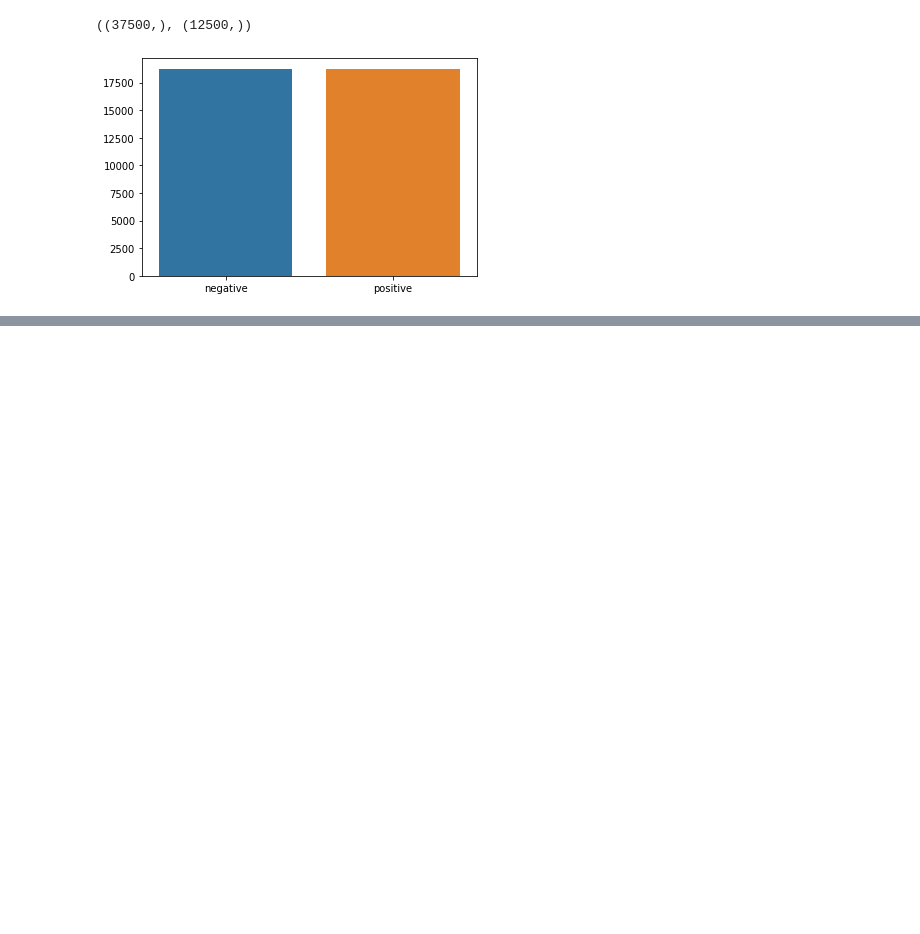
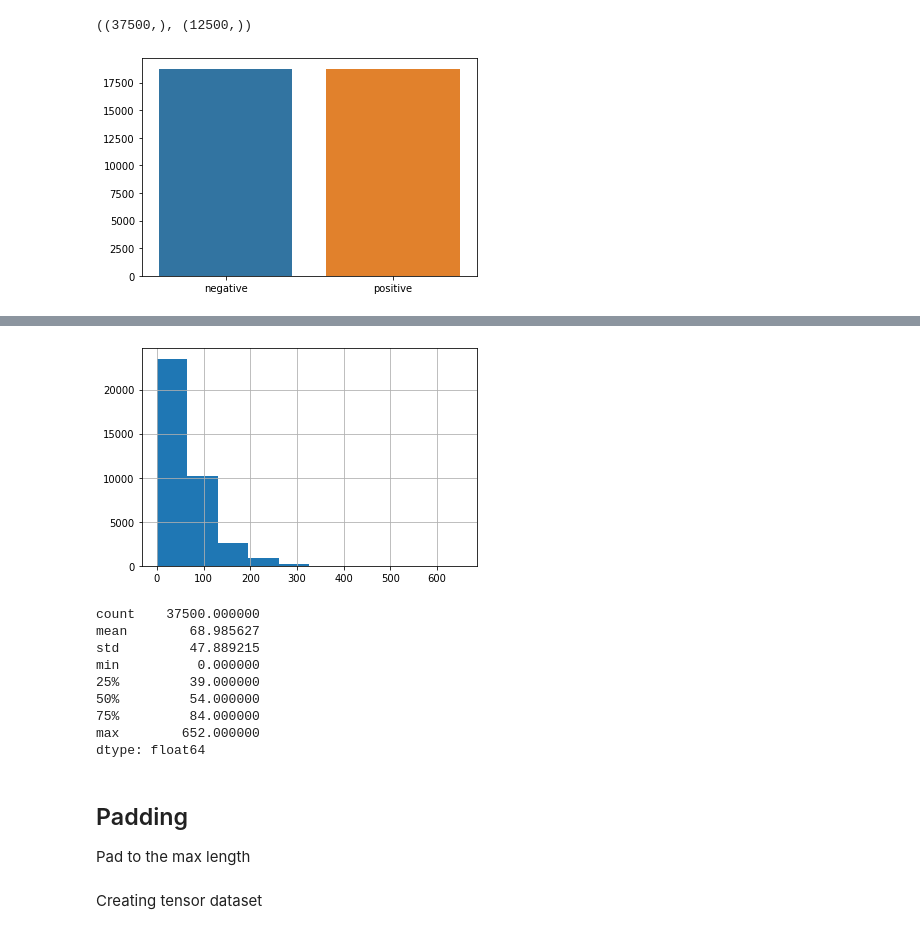
Before and after one commit to INCREDIBLE-AURNOB/Sentiment-analysis, a Jupyter notebook: Sentiment_analysis_with_LSTM.ipynb, the cells around one changed output, grey strips where cells are left out. Cells and saved outputs as stored; diff of their text form; code cells hidden in the pictures; blank space fills up the shorter version.

```diff
--- a/Sentiment_analysis_with_LSTM.ipynb
+++ b/Sentiment_analysis_with_LSTM.ipynb
@@ -160,0 +158,19 @@ len(vocab)
+# %%
+rev_len=[len(i) for i in x_train]
+pd.Series(rev_len).hist()
+plt.show()
+pd.Series(rev_len).describe()
+# %% [output]
+[figure, added]
+count    37500.000000
+mean        68.985627
+std         47.889215
+min          0.000000
+25%         39.000000
+50%         54.000000
+75%         84.000000
+max        652.000000
+dtype: float64
+# %% [markdown]
+## Padding
+Pad to the max length
@@ -160,0 +187,2 @@ len(vocab)
+# %% [markdown]
+Creating tensor dataset
```
Also changed, not shown: parts of 10 cells of this notebook.
